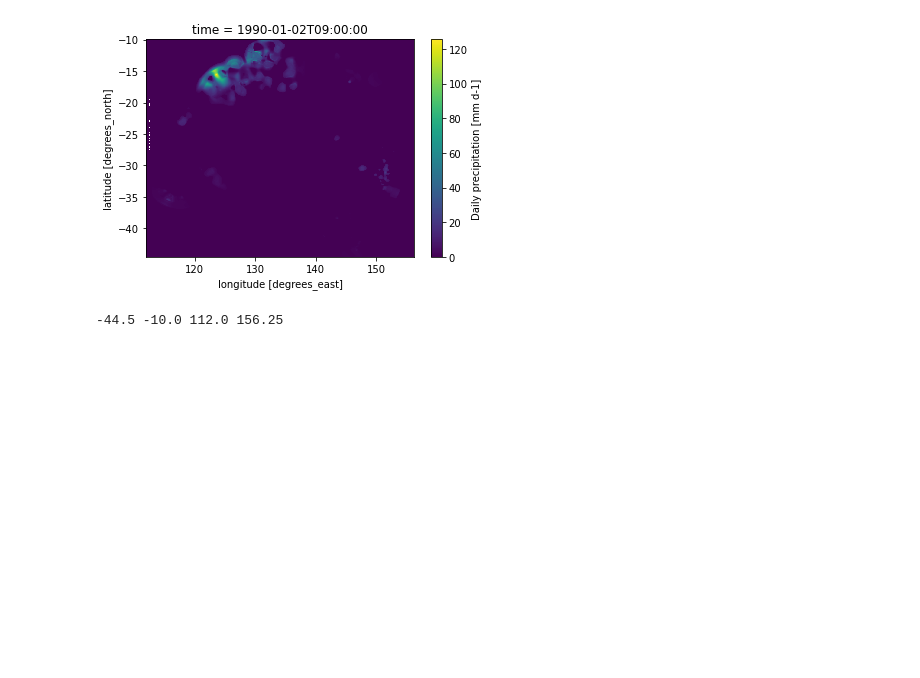
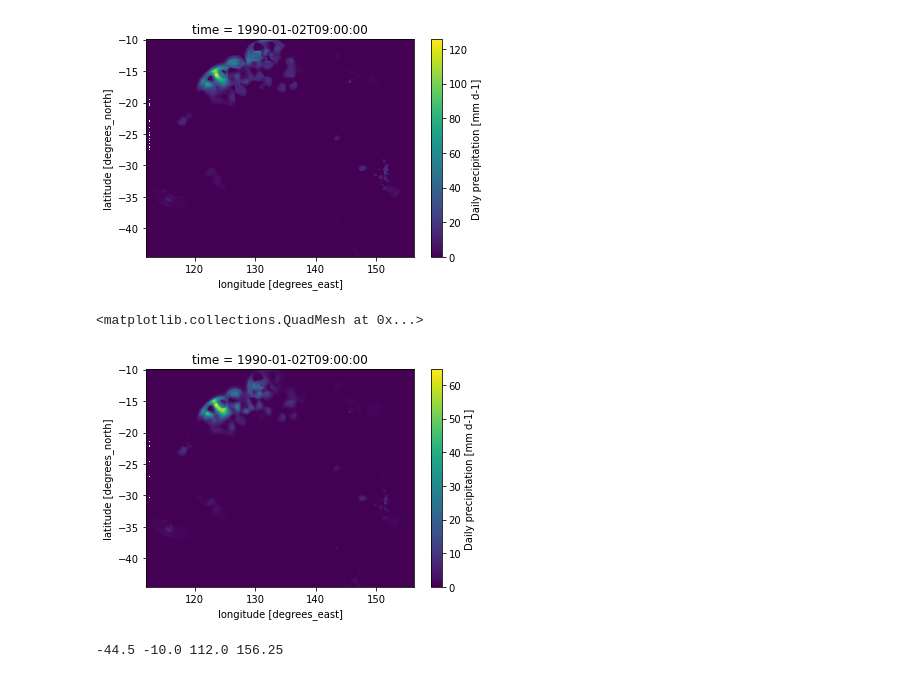
Before and after one commit to AusClimateService/qqscale, a Jupyter notebook: dry_day_testing.ipynb, the cells around one changed output. Drawn from its saved outputs; the diff is of its cells as text; code cells hidden in the pictures; blank space fills up the shorter version.

```diff
--- a/dry_day_testing.ipynb
+++ b/dry_day_testing.ipynb
@@ -28,6 +30,7 @@ example_month = 6
 # %%
 adjustment_file = "/g/data/wp00/users/dbi599/test_space/pr-qqscale-factors-multiplicative_day_ACCESS-ESM1-5_historical-ssp370_r1i1p1f1_19950101-20141231_20350101-20641231_freq-adapt-0.5mm.nc"
 qq_file = "/g/data/wp00/users/dbi599/test_space/pr-qqscaled-multiplicative_day_AGCD-ACCESS-ESM1-5_ssp370_r1i1p1f1_20350101-20641231_freq-adapt-0.5mm.nc"
+qq_no_adapt_file = "/g/data/wp00/users/dbi599/test_space/pr-qqscaled-multiplicative_day_AGCD-ACCESS-ESM1-5_ssp370_r1i1p1f1_20350101-20641231.nc"
 #example_lat = -23.7
 #example_lon = 133.88
 example_lat = -12.46
@@ -220,6 +252,13 @@ ds_qq['precip'].isel(time=1).plot()
 # %% [output]
 <matplotlib.collections.QuadMesh at 0x...>
 [figure]
+# %%
+ds_no_adapt_qq = xr.open_dataset(qq_no_adapt_file)
+# %%
+ds_no_adapt_qq['precip'].isel(time=1).plot()
+# %% [output]
+<matplotlib.collections.QuadMesh at 0x...>
+[figure, added]
 # %%
 lat_min_qq = ds_qq['lat'].values.min()
 lat_max_qq = ds_qq['lat'].values.max()
```
Also changed, not shown: parts of 30 cells of this notebook, 4 other files.
